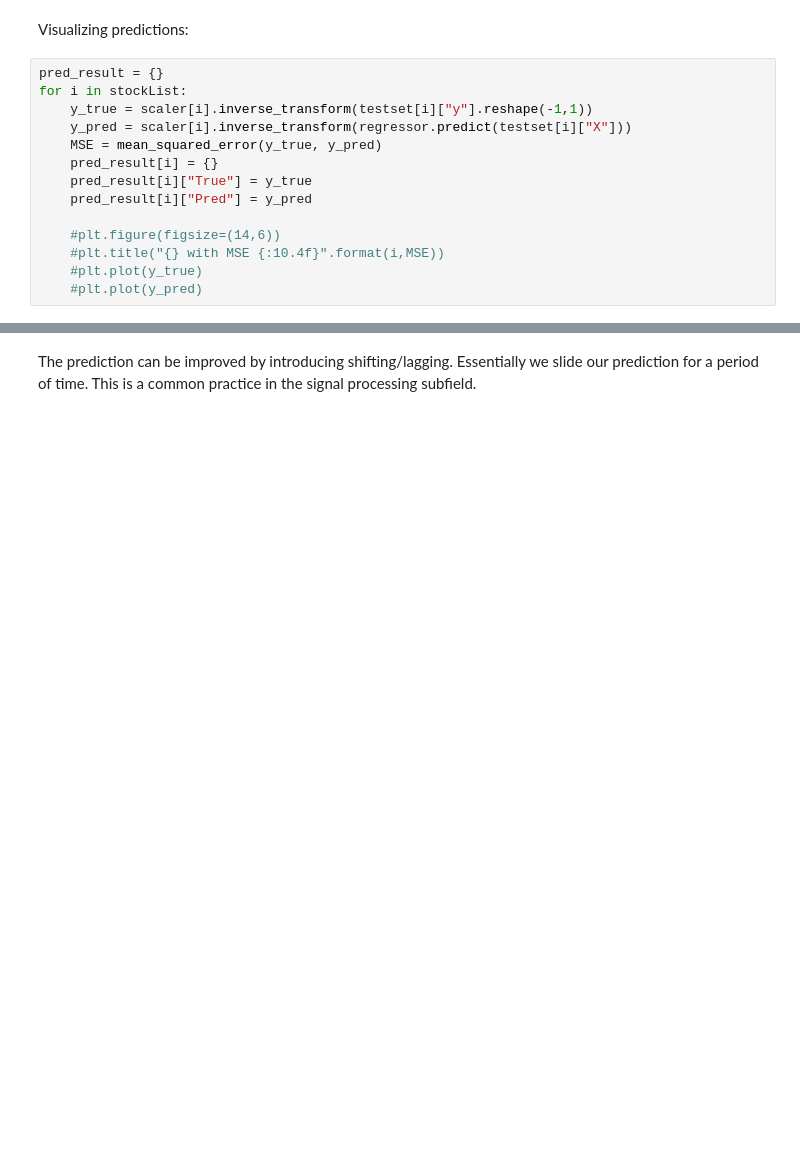
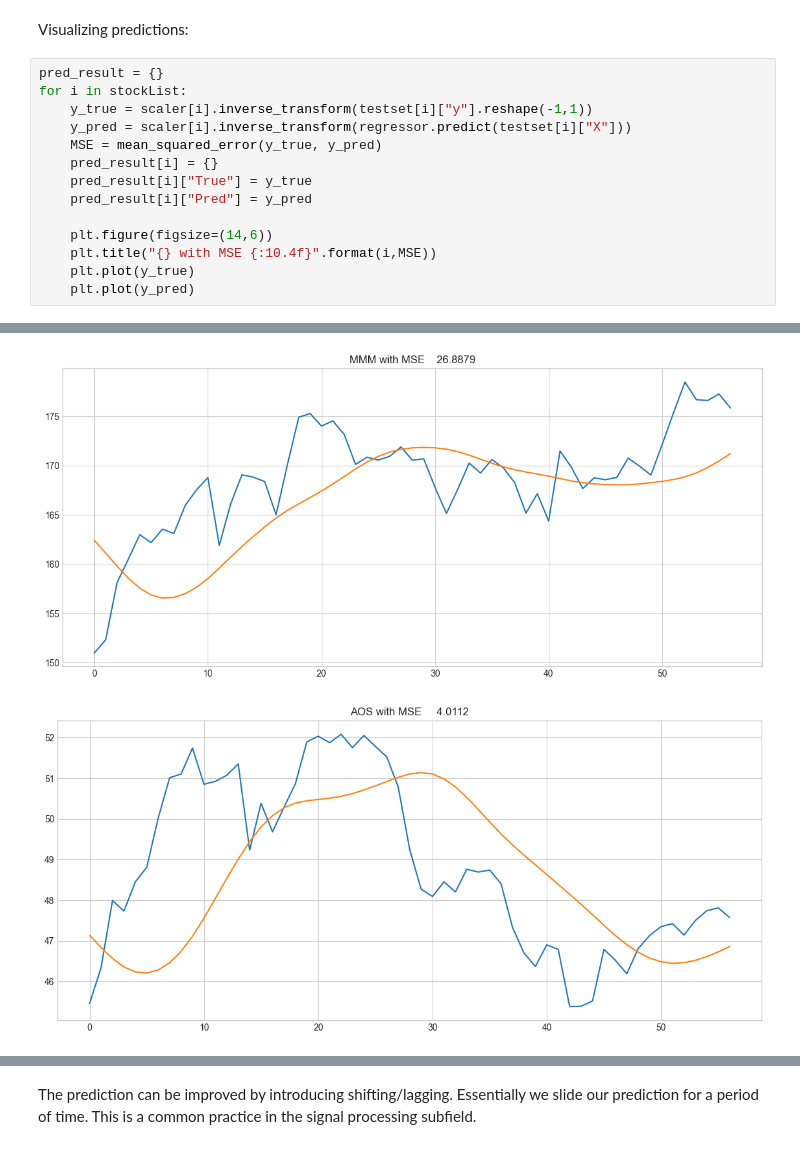
Before and after one commit to nico965j/financial-forecasting-bachelor, a Jupyter notebook: LSTM-model.ipynb, the cells around one changed output, grey strips where cells are left out. Drawn from its saved outputs; the diff is of its cells as text; blank space fills up the shorter version.

```diff
--- a/LSTM-model.ipynb
+++ b/LSTM-model.ipynb
@@ -275,8 +279,8 @@ for i in stockList:
     pred_result[i]["True"] = y_true
     pred_result[i]["Pred"] = y_pred
 
-    #plt.figure(figsize=(14,6))
-    #plt.title("{} with MSE {:10.4f}".format(i,MSE))
-    #plt.plot(y_true)
-    #plt.plot(y_pred)
+    plt.figure(figsize=(14,6))
+    plt.title("{} with MSE {:10.4f}".format(i,MSE))
+    plt.plot(y_true)
+    plt.plot(y_pred)
 # %% [output]
@@ -292,0 +297,2 @@ for i in stockList:
+[figure, added]
+[figure, added]
```
Also changed, not shown: parts of 13 cells of this notebook, 2 other files.
